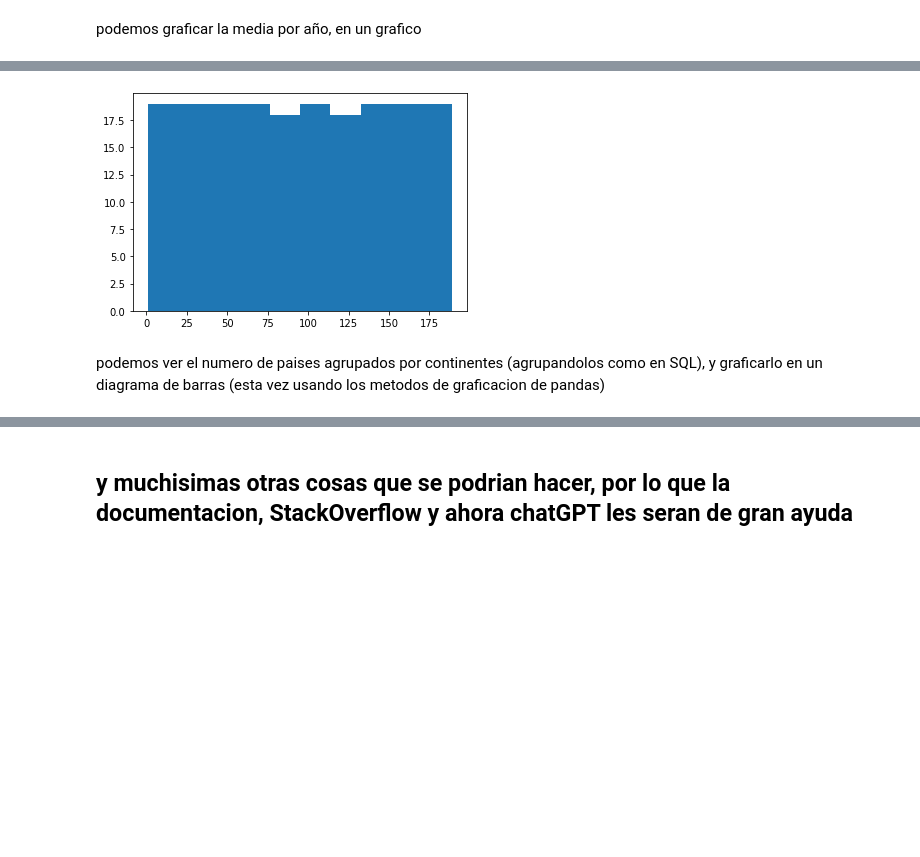
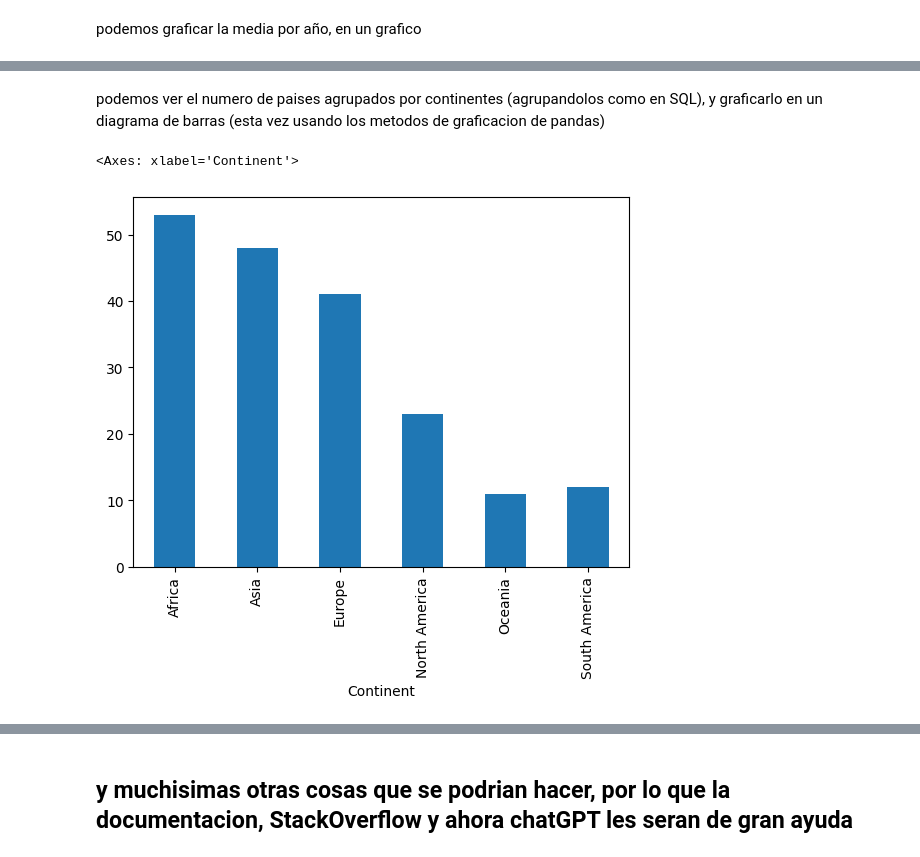
Before and after one commit to JPHITA/Monitoria-IA, a Jupyter notebook: Diapositivas/TALLER 4 - VERIFICACION DE RESTRICCIONES Y MANIPULACION DE DATOS CON PYTHON/taller.ipynb, the cells around one changed output, grey strips where cells are left out. Cells and saved outputs as stored; diff of their text form; code cells hidden in the pictures; blank space fills up the shorter version.

```diff
--- a/Diapositivas/TALLER 4 - VERIFICACION DE RESTRICCIONES Y MANIPULACION DE DATOS CON PYTHON/taller.ipynb
+++ b/Diapositivas/TALLER 4 - VERIFICACION DE RESTRICCIONES Y MANIPULACION DE DATOS CON PYTHON/taller.ipynb
@@ -228,10 +207,9 @@ podemos ver como se distribuye la columa HDI rank, con un histograma
-# %%
-plt.figure()
-
-plt.hist(datos["HDI Rank (2017)"])
-
-plt.show()
-# %% [output]
-[figure, removed]
 # %% [markdown]
 podemos ver el numero de paises agrupados por continentes (agrupandolos como en SQL), y graficarlo en un diagrama de barras (esta vez usando los metodos de graficacion de pandas)
+# %%
+paises_continente = datos.groupby("Continent")["Country"].count()
+
+paises_continente.plot.bar()
+# %% [output]
+<Axes: xlabel='Continent'>
+[figure, added]
```
Also changed, not shown: parts of 14 cells of this notebook, 28 other files.
